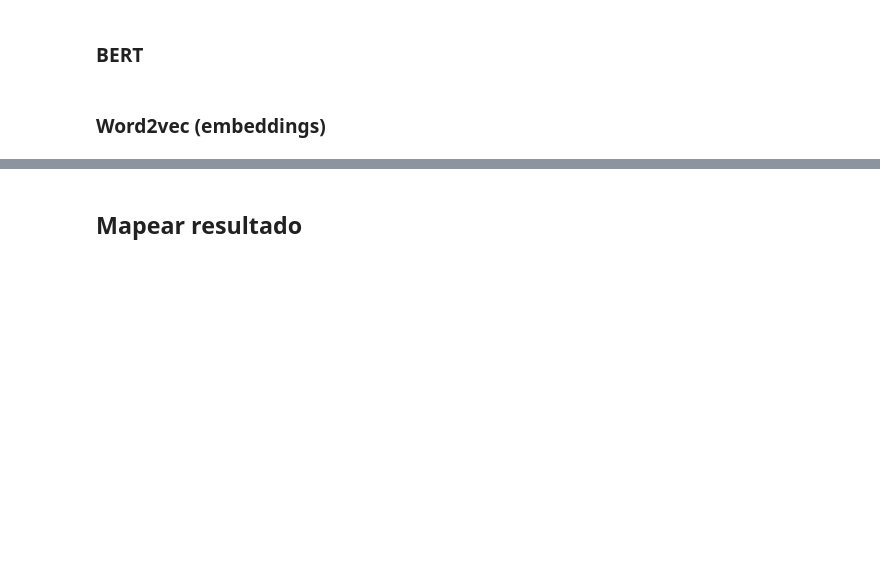
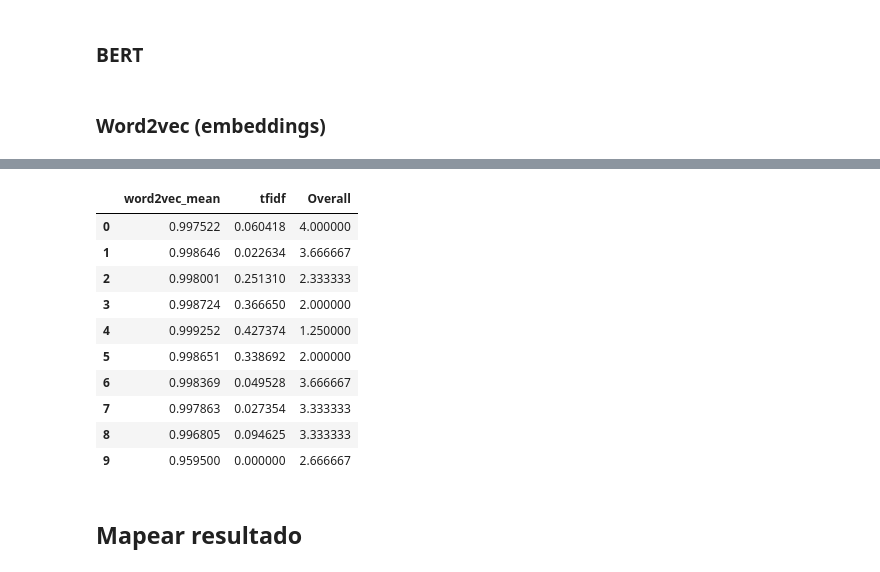
Before and after one commit to mariamaOlive/projeto2-nlp-sidi-residencia, a Jupyter notebook: preprocessing.ipynb, the cells around one changed output, grey strips where cells are left out. Saved outputs shown, nothing was run; the diff lists cells and outputs as text; code cells hidden in the pictures; blank space fills up the shorter version.

```diff
--- a/preprocessing.ipynb
+++ b/preprocessing.ipynb
@@ -288,4 +387,6 @@ from scipy import spatial
 # %%
+data = join_unique_docs(dfText, 'msg_lemmatized1', 'msg_lemmatized2')
+
 tagged_data = [TaggedDocument(words=word_tokenize(_d.lower()), tags=[str(i)]) for i, _d in enumerate(data)]
 # %%
 model = gensim.models.doc2vec.Doc2Vec(vector_size=30, min_count=0, epochs=80)
@@ -381,7 +510,7 @@ from gensim.models import KeyedVectors
 #glove_vectors = gensim.downloader.load('glove-twitter-25')
 #model = KeyedVectors.load_word2vec_format('data/wiki.en.vec', binary=False)
 # model = KeyedVectors.load_word2vec_format('model/word2vec-google-news-300.gz', binary=True)
-model = gensim.downloader.load('word2vec-google-news-300')
+model = api.load('word2vec-google-news-300')
 # %%
 def get_mean_vector(word2vec_model, words): #words eh um documento inteiro
     # remove out-of-vocabulary words
@@ -395,5 +542,5 @@ get_mean_vector(model, dfText['no_stopwords1'][0])
 # %%
-def bert_cos(doc1, doc2, model):
+def word2vec_cos(doc1, doc2, model):
     mean_doc1 = get_mean_vector(model, doc1)
     mean_doc2 = get_mean_vector(model, doc2)
 
@@ -403,4 +550,4 @@ def bert_cos(doc1, doc2, model):
     cos_similarity = 1-spatial.distance.cosine(infer1, infer2) #de 0 a 1
     return cos_similarity
 # %%
-dfText['word2vec_mean'] = dfText.apply(lambda row: bert_cos(" ".join(row['no_stopwords1']), " ".join(row['no_stopwords2']), model), axis=1)
+dfText['word2vec_mean'] = dfText.iloc[0:10].apply(lambda row: word2vec_cos(" ".join(row['no_stopwords1']), " ".join(row['no_stopwords2']), model), axis=1)
@@ -431,3 +554,17 @@ class MyCorpus():
+# %%
+dfText[['word2vec_mean', 'tfidf', 'Overall']].head(10)
+# %% [output]
+|  | word2vec_mean | tfidf | Overall |
+| 0 | 0.997522 | 0.060418 | 4.000000 |
+| 1 | 0.998646 | 0.022634 | 3.666667 |
+| 2 | 0.998001 | 0.251310 | 2.333333 |
+| 3 | 0.998724 | 0.366650 | 2.000000 |
+| 4 | 0.999252 | 0.427374 | 1.250000 |
+| 5 | 0.998651 | 0.338692 | 2.000000 |
+| 6 | 0.998369 | 0.049528 | 3.666667 |
+| 7 | 0.997863 | 0.027354 | 3.333333 |
+| 8 | 0.996805 | 0.094625 | 3.333333 |
+| 9 | 0.959500 | 0.000000 | 2.666667 |
 # %% [markdown]
 ## Mapear resultado
 # %%
```
Also changed, not shown: parts of 29 cells of this notebook.
